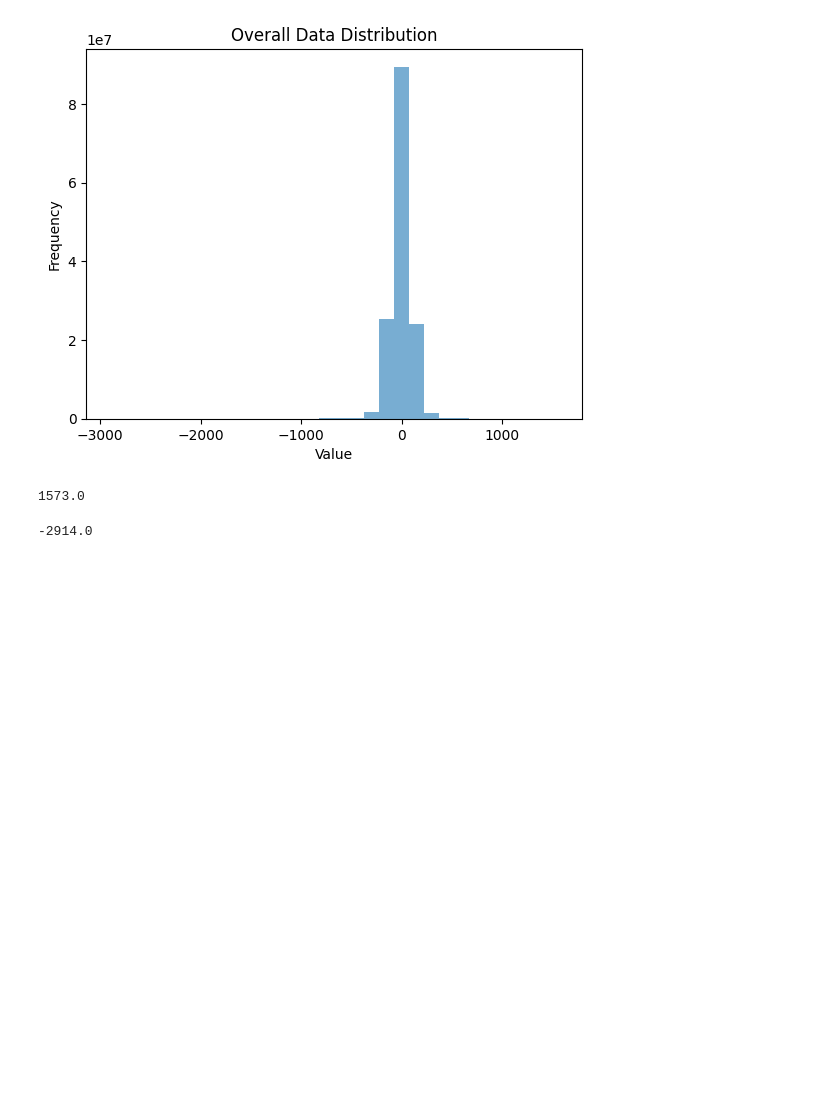
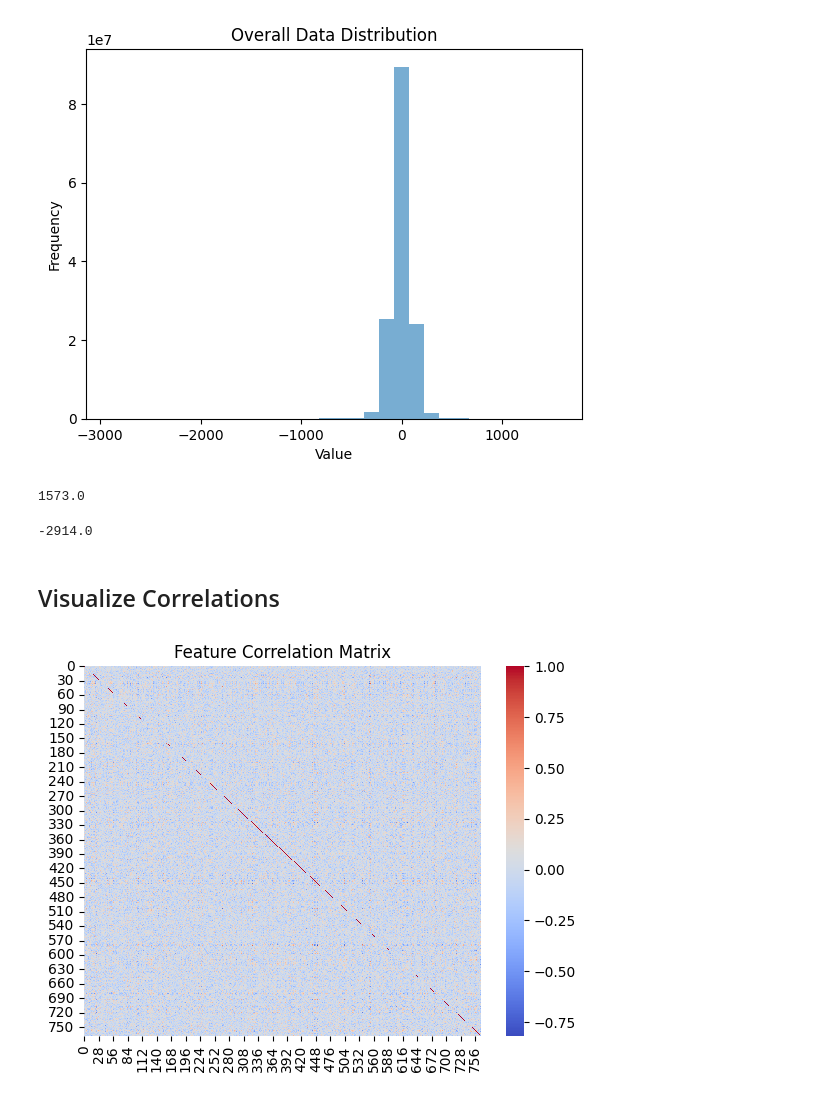
Before and after one commit to yiy054/HyperLiDAR, a Jupyter notebook: Test Waffleiron Features.ipynb, the cells around one changed output. Saved outputs shown, nothing was run; the diff lists cells and outputs as text; code cells hidden in the pictures; blank space fills up the shorter version.

Commit message:
Correlations 2

```diff
--- a/Test Waffleiron Features.ipynb
+++ b/Test Waffleiron Features.ipynb
@@ -1893,3 +1893,14 @@ max(flattened)
 min(flattened)
 # %% [output]
 -2914.0
+# %% [markdown]
+## Visualize Correlations
+# %%
+import seaborn as sns
+
+corr_matrix = np.corrcoef(all_samples.numpy().T)  # Transpose for feature-wise correlation
+sns.heatmap(corr_matrix, annot=False, cmap='coolwarm')
+plt.title('Feature Correlation Matrix')
+plt.show()
+# %% [output]
+[figure, added]
```
